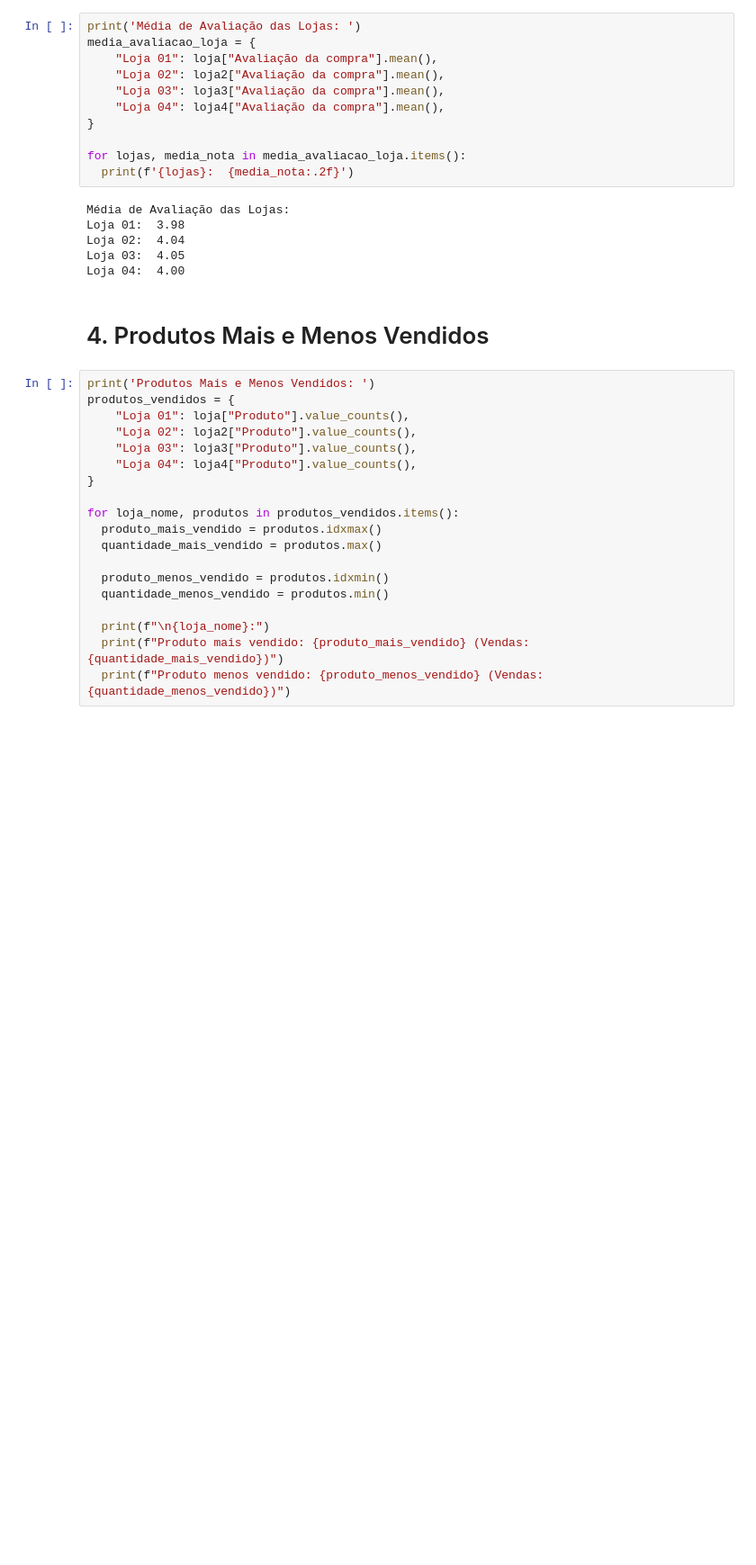
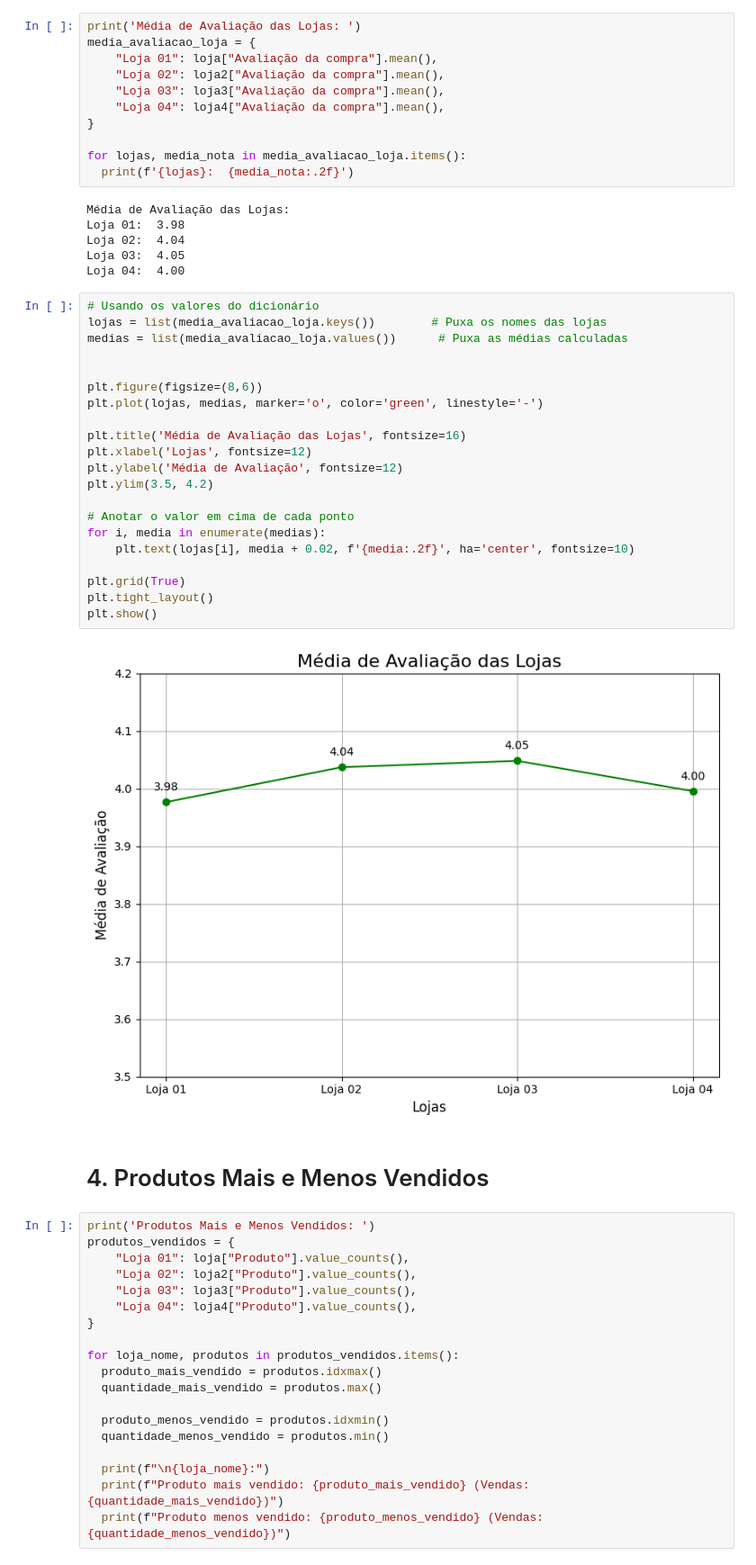
Before and after one commit to MateusSanfer/Desafio-de-codigo-AluraStore-Br, a Jupyter notebook: AluraStoreBr.ipynb, the cells around one changed output. Shown at 90% size. Saved outputs shown, nothing was run; the diff lists cells and outputs as text; blank space fills up the shorter version.

```diff
--- a/AluraStoreBr.ipynb
+++ b/AluraStoreBr.ipynb
@@ -94,6 +149,29 @@ Loja 01:  3.98
 Loja 02:  4.04
 Loja 03:  4.05
 Loja 04:  4.00
+# %%
+# Usando os valores do dicionário
+lojas = list(media_avaliacao_loja.keys())        # Puxa os nomes das lojas
+medias = list(media_avaliacao_loja.values())      # Puxa as médias calculadas
+
+
+plt.figure(figsize=(8,6))
+plt.plot(lojas, medias, marker='o', color='green', linestyle='-')
+
+plt.title('Média de Avaliação das Lojas', fontsize=16)
+plt.xlabel('Lojas', fontsize=12)
+plt.ylabel('Média de Avaliação', fontsize=12)
+plt.ylim(3.5, 4.2)
+
+# Anotar o valor em cima de cada ponto
+for i, media in enumerate(medias):
+    plt.text(lojas[i], media + 0.02, f'{media:.2f}', ha='center', fontsize=10)
+
+plt.grid(True)
+plt.tight_layout()
+plt.show()
+# %% [output]
+[figure, added]
 # %% [markdown]
 # 4. Produtos Mais e Menos Vendidos
 # %%
```
Also changed, not shown: parts of 11 cells of this notebook.
